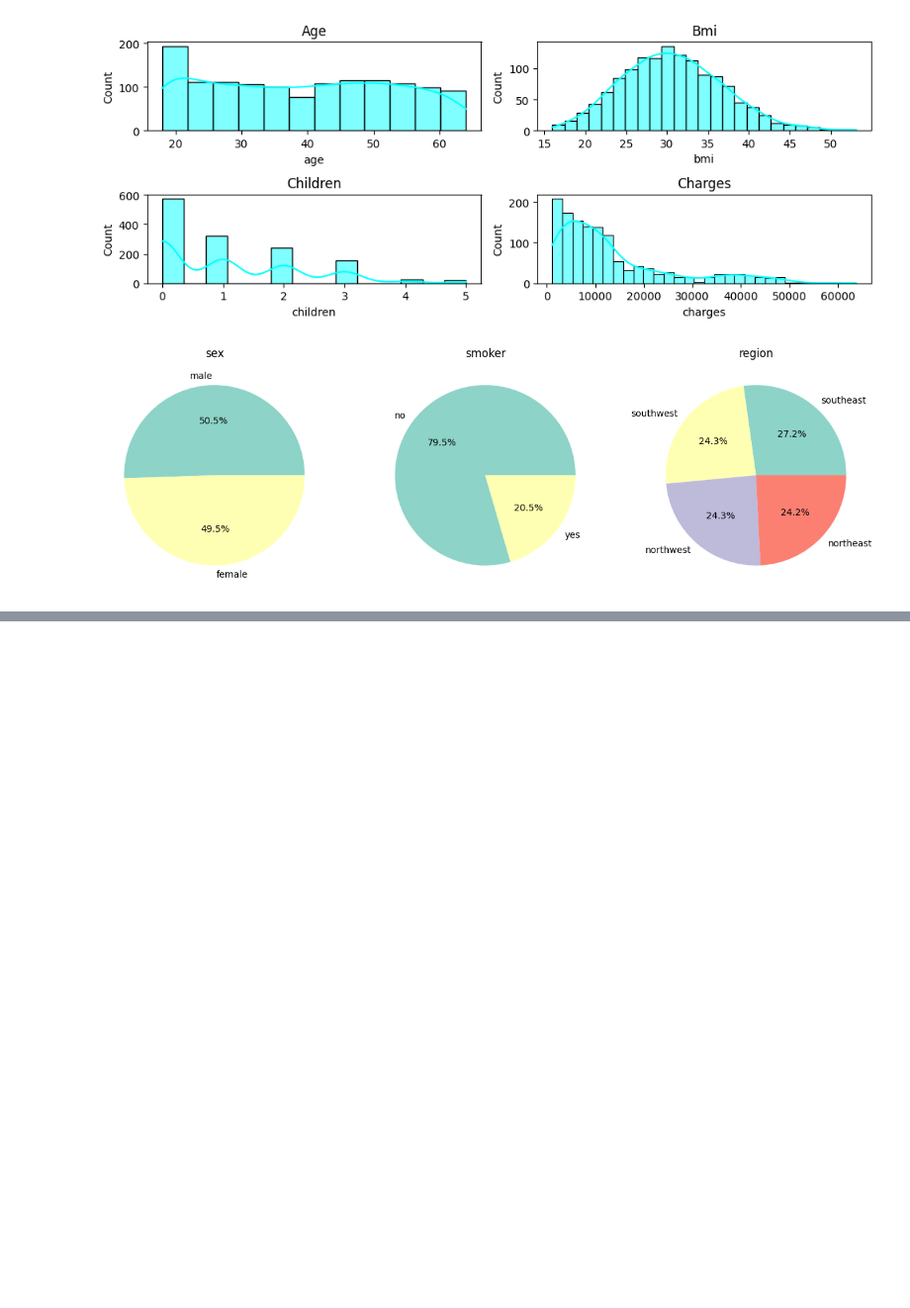
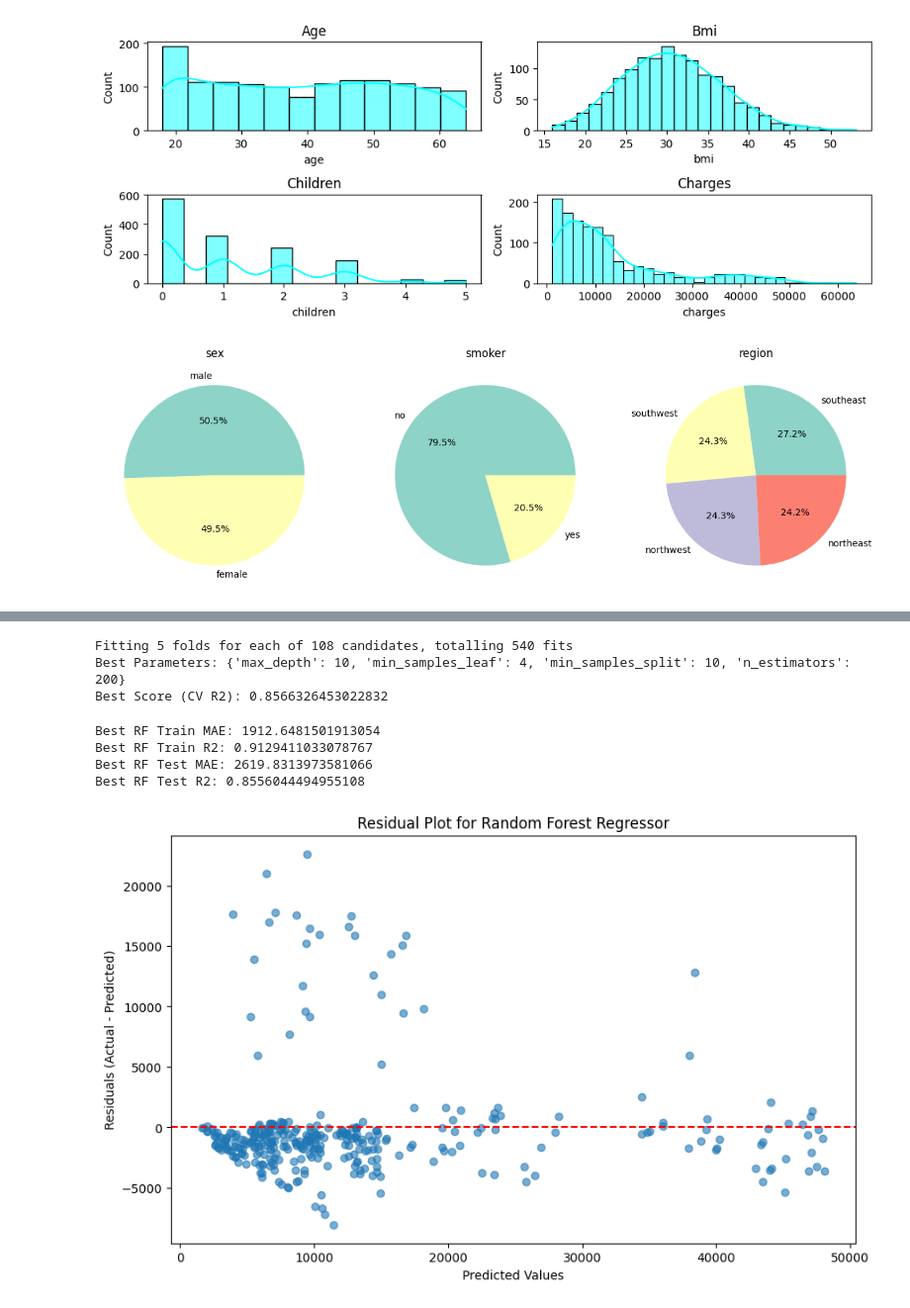
Before and after one commit to vishalgupta-git/Medical_Insurance_Cost_Prediction, a Jupyter notebook: notebook.ipynb, the cells around one changed output, grey strips where cells are left out. Shown at 99% size. Drawn from its saved outputs; the diff is of its cells as text; code cells hidden in the pictures; blank space fills up the shorter version.

```diff
--- a/notebook.ipynb
+++ b/notebook.ipynb
@@ -131,0 +235,7 @@ df=pd.get_dummies(df)
+# %%
+from sklearn.discriminant_analysis import StandardScaler
+
+
+scaler = StandardScaler()
+x_train_scaled = scaler.fit_transform(x_train)
+x_test_scaled = scaler.fit_transform(x_test)
@@ -131,0 +290,65 @@ df=pd.get_dummies(df)
+# %%
+from sklearn.ensemble import RandomForestRegressor
+from sklearn.model_selection import GridSearchCV
+
+
+param_grid = {
+    'n_estimators': [100, 200, 300],
+    'max_depth': [None, 10, 20, 30],
+    'min_samples_split': [2, 5, 10],
+    'min_samples_leaf': [1, 2, 4]
+}
+grid_search = GridSearchCV(
+    estimator=RandomForestRegressor(random_state=8),
+    param_grid=param_grid,
+    cv=5,
+    scoring='r2',
+    verbose=2,
+    n_jobs=-1
+)
+grid_search.fit(x_train, y_train)
+print("Best Parameters:", grid_search.best_params_)
+print("Best Score (CV R2):", grid_search.best_score_)
+best_rf = grid_search.best_estimator_
+# %% [output]
+Fitting 5 folds for each of 108 candidates, totalling 540 fits
+Best Parameters: {'max_depth': 10, 'min_samples_leaf': 4, 'min_samples_split': 10, 'n_estimators': 200}
+Best Score (CV R2): 0.8566326453022832
+# %%
+y_pred_train = best_rf.predict(x_train)
+
+# Calculating training MAE and R2
+train_mae = mean_absolute_error(y_train, y_pred_train)
+train_r2 = r2_score(y_train, y_pred_train)
+
+y_pred_test = best_rf.predict(x_test)
+
+test_mae = mean_absolute_error(y_test, y_pred_test)
+test_r2 = r2_score(y_test, y_pred_test)
+
+print("Best RF Train MAE:", train_mae)
+print("Best RF Train R2:", train_r2)
+print("Best RF Test MAE:", test_mae)
+print("Best RF Test R2:", test_r2)
+# %% [output]
+Best RF Train MAE: 1912.6481501913054
+Best RF Train R2: 0.9129411033078767
+Best RF Test MAE: 2619.8313973581066
+Best RF Test R2: 0.8556044494955108
+# %%
+# Residual plot
+
+y_pred_test = best_rf.predict(x_test)
+
+residuals = y_test - y_pred_test
+
+# Plot residuals vs predicted values
+plt.figure(figsize=(10,6))
+plt.scatter(y_pred_test, residuals, alpha=0.6)
+plt.axhline(y=0, color='red', linestyle='--')
+plt.xlabel('Predicted Values')
+plt.ylabel('Residuals (Actual - Predicted)')
+plt.title('Residual Plot for Random Forest Regressor')
+plt.show()
+# %% [output]
+[figure, added]
```
Also changed, not shown: parts of 23 cells of this notebook.
